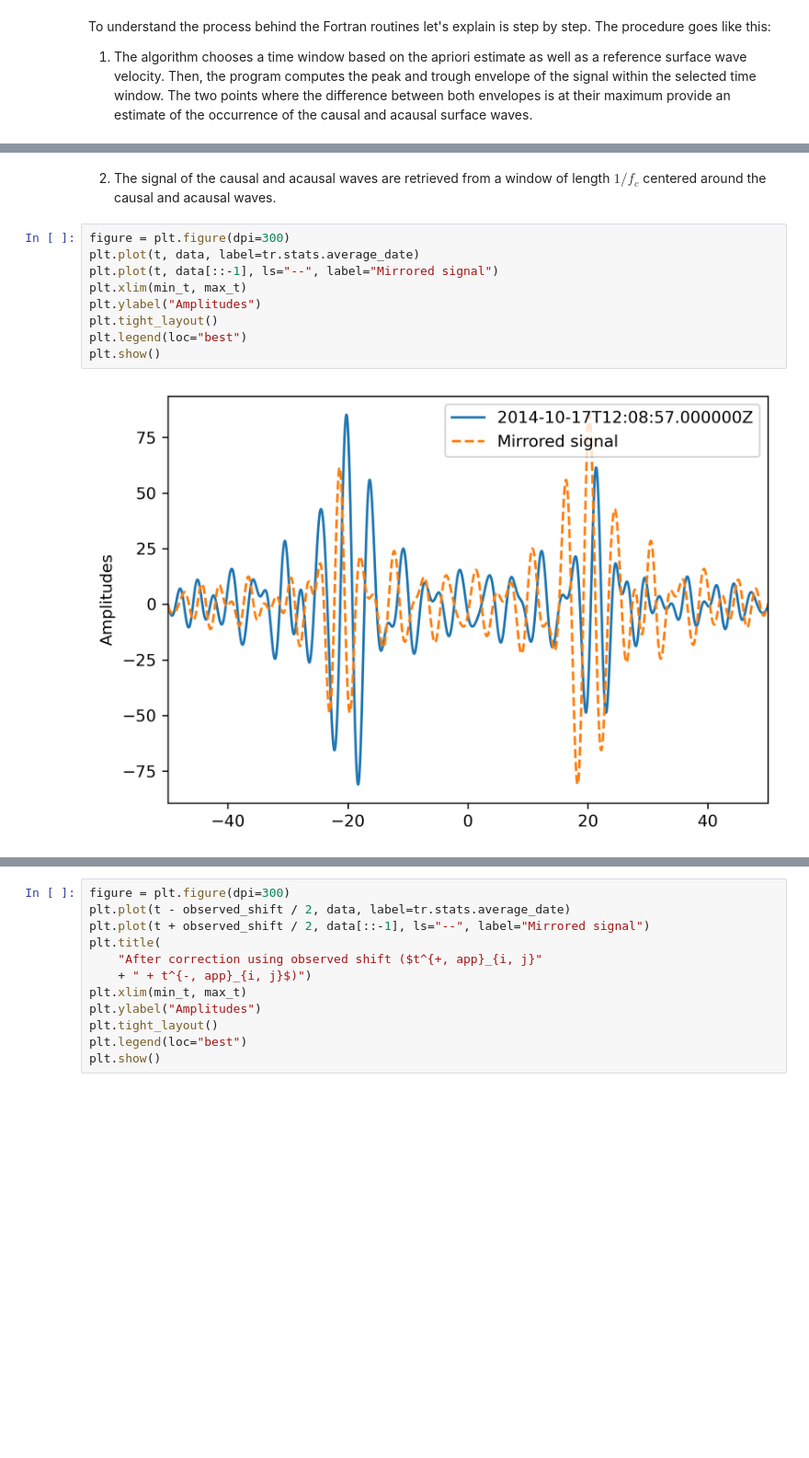
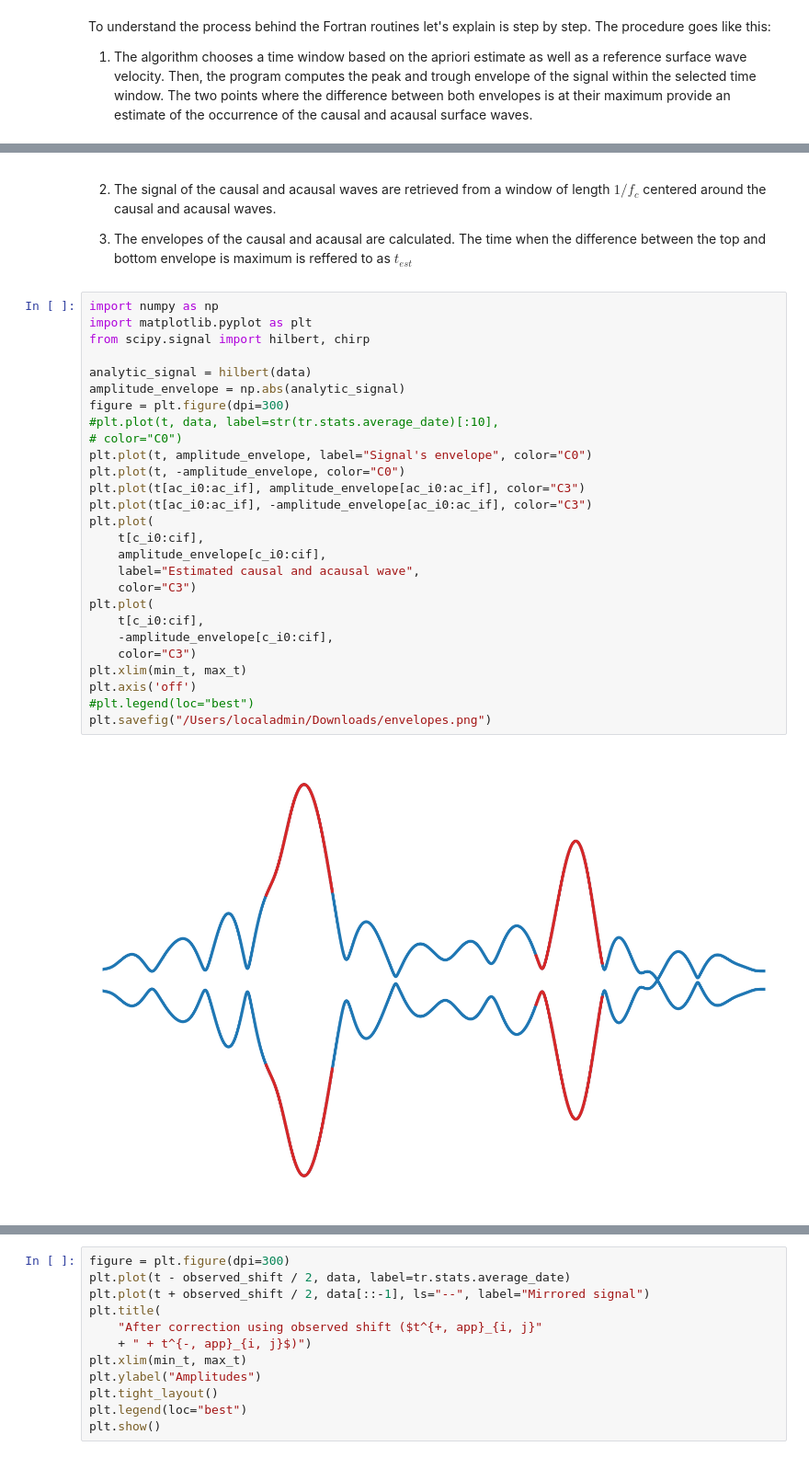
Before and after one commit to davidn182/ocloc, a Jupyter notebook: tutorials/4. Calculate t_app.ipynb, the cells around one changed output, grey strips where cells are left out. Shown: that part at 92% size. Cells and saved outputs as stored; diff of their text form; blank space fills up the shorter version.

```diff
--- a/tutorials/4. Calculate t_app.ipynb
+++ b/tutorials/4. Calculate t_app.ipynb
@@ -123,14 +176,34 @@ plt.show()
 # %% [markdown]
    2. The signal of the causal and acausal waves are retrieved from a window of length $1/f_c$ centered around the causal and acausal waves.
+
+   3. The envelopes of the causal and acausal are calculated. The time when the difference between the top and bottom envelope is maximum is reffered to as $t_{est}$
-# %%
-figure = plt.figure(dpi=300)
-plt.plot(t, data, label=tr.stats.average_date)
-plt.plot(t, data[::-1], ls="--", label="Mirrored signal")
-plt.xlim(min_t, max_t)
-plt.ylabel("Amplitudes")
-plt.tight_layout()
-plt.legend(loc="best")
-plt.show()
-# %% [output]
-[figure, old version]
+# %%
+import numpy as np
+import matplotlib.pyplot as plt
+from scipy.signal import hilbert, chirp
+
+analytic_signal = hilbert(data)
+amplitude_envelope = np.abs(analytic_signal)
+figure = plt.figure(dpi=300)
+#plt.plot(t, data, label=str(tr.stats.average_date)[:10],
+# color="C0")
+plt.plot(t, amplitude_envelope, label="Signal's envelope", color="C0")
+plt.plot(t, -amplitude_envelope, color="C0")
+plt.plot(t[ac_i0:ac_if], amplitude_envelope[ac_i0:ac_if], color="C3")
+plt.plot(t[ac_i0:ac_if], -amplitude_envelope[ac_i0:ac_if], color="C3")
+plt.plot(
+    t[c_i0:cif],
+    amplitude_envelope[c_i0:cif],
+    label="Estimated causal and acausal wave",
+    color="C3")
+plt.plot(
+    t[c_i0:cif],
+    -amplitude_envelope[c_i0:cif],
+    color="C3")
+plt.xlim(min_t, max_t)
+plt.axis('off')
+#plt.legend(loc="best")
+plt.savefig("/Users/localadmin/Downloads/envelopes.png")
+# %% [output]
+[figure, added]
 # %% [markdown]
```
Also changed, not shown: parts of 8 cells of this notebook.
